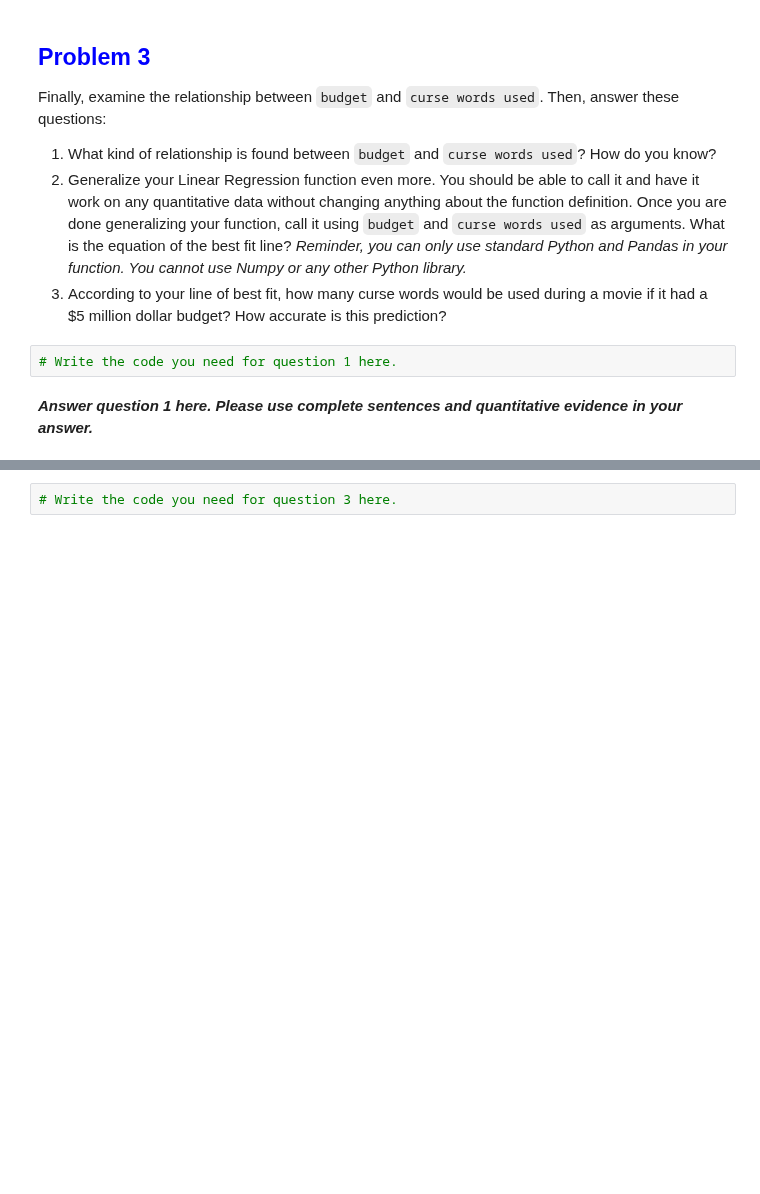
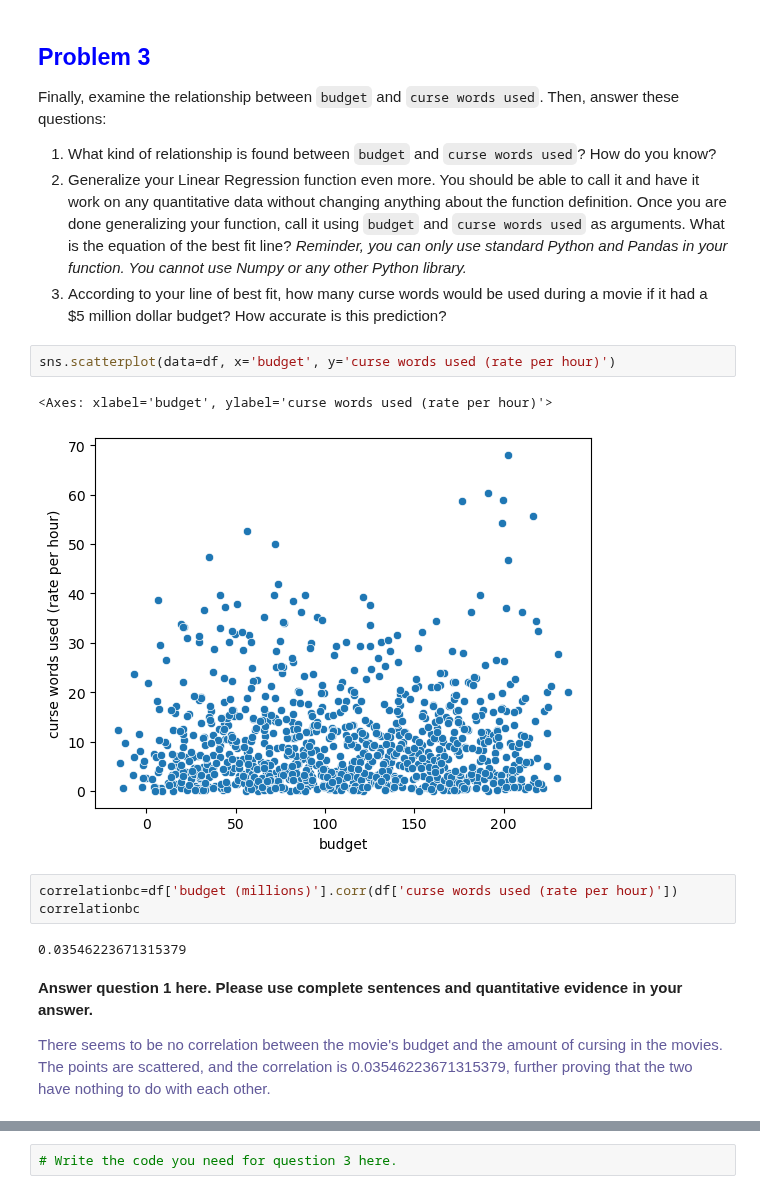
Before and after one commit to Asiandra/Artificial_Intelligence, a Jupyter notebook: Semester 1/Problem Set Linear Regression/Problem Set Linear Regression.ipynb, the cells around one changed output, grey strips where cells are left out. Drawn from its saved outputs; the diff is of its cells as text; blank space fills up the shorter version.

```diff
--- a/Semester 1/Problem Set Linear Regression/Problem Set Linear Regression.ipynb
+++ b/Semester 1/Problem Set Linear Regression/Problem Set Linear Regression.ipynb
@@ -143,7 +143,16 @@ Finally, examine the relationship between `budget` and `curse words used`. Then,
 2. Generalize your Linear Regression function even more. You should be able to call it and have it work on any quantitative data without changing anything about the function definition. Once you are done generalizing your function, call it using `budget` and `curse words used` as arguments. What is the equation of the best fit line? *Reminder, you can only use standard Python and Pandas in your function. You cannot use Numpy or any other Python library.*
 3. According to your line of best fit, how many curse words would be used during a movie if it had a $5 million dollar budget? How accurate is this prediction?
 # %%
-# Write the code you need for question 1 here.
+sns.scatterplot(data=df, x='budget', y='curse words used (rate per hour)')
+# %% [output]
+<Axes: xlabel='budget', ylabel='curse words used (rate per hour)'>
+[figure, added]
+# %%
+correlationbc=df['budget (millions)'].corr(df['curse words used (rate per hour)'])
+correlationbc
+# %% [output]
+0.03546223671315379
 # %% [markdown]
-***Answer question 1 here. Please use complete sentences and quantitative evidence in your answer.***
+<p><b>Answer question 1 here. Please use complete sentences and quantitative evidence in your answer.</b></p>
+<p style="font-family: Georgia; color: #635b9b;">There seems to be no correlation between the movie's budget and the amount of cursing in the movies. The points are scattered, and the correlation is 0.03546223671315379, further proving that the two have nothing to do with each other.</p>
 # %%
```
Also changed, not shown: parts of 2 cells of this notebook, 2 other files.
